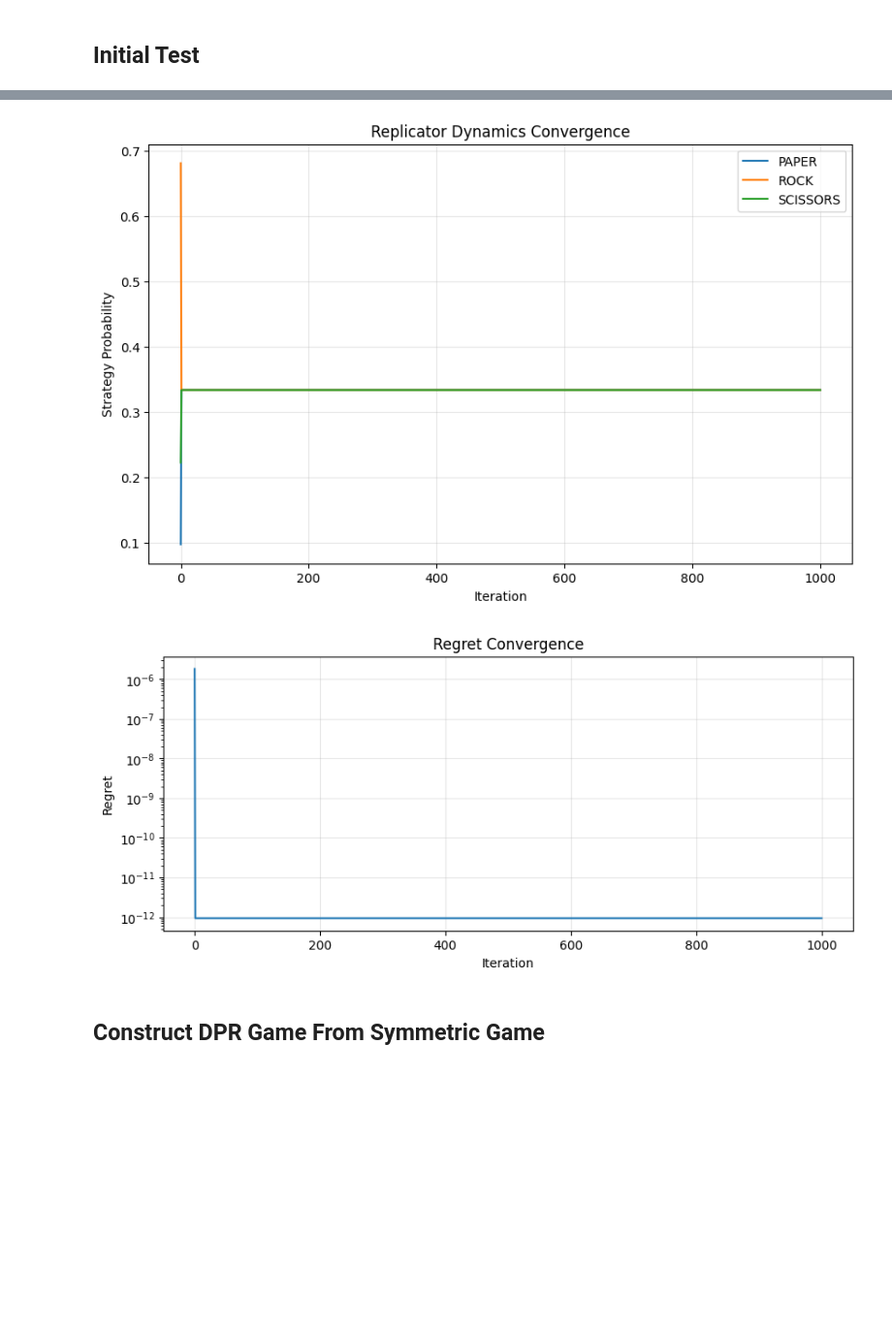
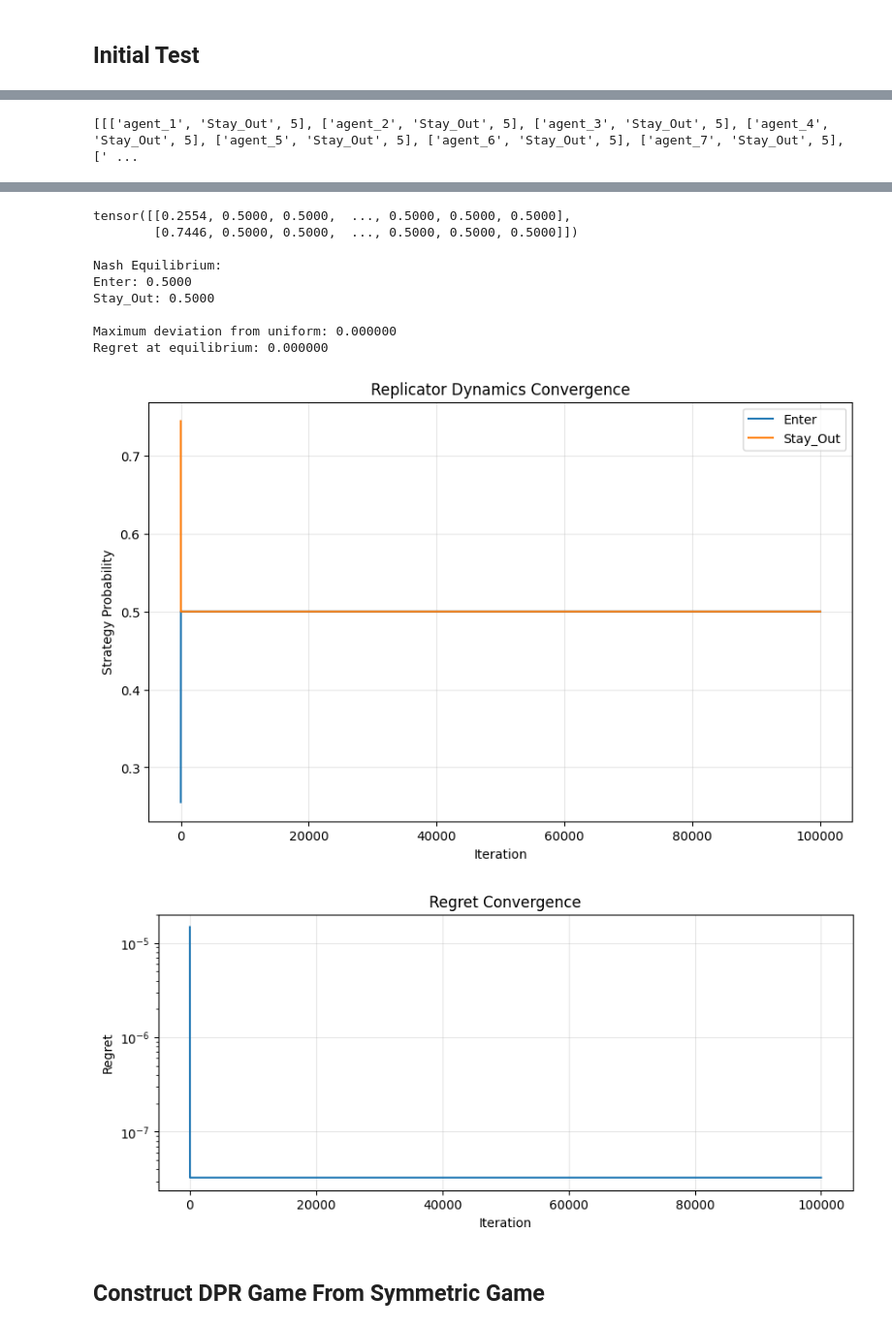
Before and after one commit to anrigu/melo_project, a Jupyter notebook: marketsim/egta/test.ipynb, the cells around one changed output, grey strips where cells are left out. Shown at 97% size. Drawn from its saved outputs; the diff is of its cells as text; code cells hidden in the pictures; blank space fills up the shorter version.

Commit message:
symmetric game with rd works well

```diff
--- a/marketsim/egta/test.ipynb
+++ b/marketsim/egta/test.ipynb
@@ -189,3 +25,10 @@ Matplotlib created a temporary cache directory at /var/folders/fh/fwc37qhn04d8sx
+# %%
+# Generate and display the data
+rps_profiles, rps_strategy_names = games.generate_market_entry_game(num_players=25)#generate_blotto_data(num_players=25, num_battlefields=2, num_troops=2)#generate_rps_25_player_data()
+print(rps_profiles)
+rps_data = rps_profiles
+# %% [output]
+[[['agent_1', 'Stay_Out', 5], ['agent_2', 'Stay_Out', 5], ['agent_3', 'Stay_Out', 5], ['agent_4', 'Stay_Out', 5], ['agent_5', 'Stay_Out', 5], ['agent_6', 'Stay_Out', 5], ['agent_7', 'Stay_Out', 5], [' ...
 # %%
 # Create symmetric game from the data
 device = "cuda" if torch.cuda.is_available() else "cpu"
@@ -200,7 +43,7 @@ print(f"Created RPS game with {rps_game.num_players} players and {rps_game.num_a
 print(f"Strategy names: {rps_game.strategy_names}")
 
 #find Nash equilibrium using replicator dynamics
-iters = 1000
+iters = 100000
 
 #generate random mixture
 random_mixture = torch.rand(rps_game.num_actions, device=rps_game.device)
@@ -215,14 +58,14 @@ print(f"Starting random mixture: {random_mixture}")
 '''
 NOTE:, very sensitive to step size, and the initial mixture, and other hyperparameters
 '''
-eq_mixture, eq_history = logged_replicator_dynamics(rps_game, random_mixture, iters=iters, offset=.7)
+eq_mixture, eq_history = logged_replicator_dynamics(rps_game, random_mixture, iters=iters, offset=.5)
 print(eq_history)
 print("\nNash Equilibrium:")
 for i, strat in enumerate(rps_game.strategy_names):
     print(f"{strat}: {eq_mixture[i].item():.4f}")
 
 # Verify this matches the expected [1/3, 1/3, 1/3] distribution
-print(f"\nMaximum deviation from uniform: {torch.max(torch.abs(eq_mixture - 1/3)).item():.6f}")
+print(f"\nMaximum deviation from uniform: {torch.max(torch.abs(eq_mixture - 1/rps_game.num_actions)).item():.6f}")
 
 # Calculate regret at the equilibrium
 regret = rps_game.regret(eq_mixture)
@@ -273,5 +116,14 @@ Regret at equilibrium: 0.000000
+tensor([[0.2554, 0.5000, 0.5000,  ..., 0.5000, 0.5000, 0.5000],
+        [0.7446, 0.5000, 0.5000,  ..., 0.5000, 0.5000, 0.5000]])
+
+Nash Equilibrium:
+Enter: 0.5000
+Stay_Out: 0.5000
+
+Maximum deviation from uniform: 0.000000
+Regret at equilibrium: 0.000000
-[figure, old version]
+[figure, new version]
-[figure, old version]
+[figure, new version]
 # %% [markdown]
 ## Construct DPR Game From Symmetric Game
 # %%
```
Also changed, not shown: parts of 4 cells of this notebook, 4 other files.
